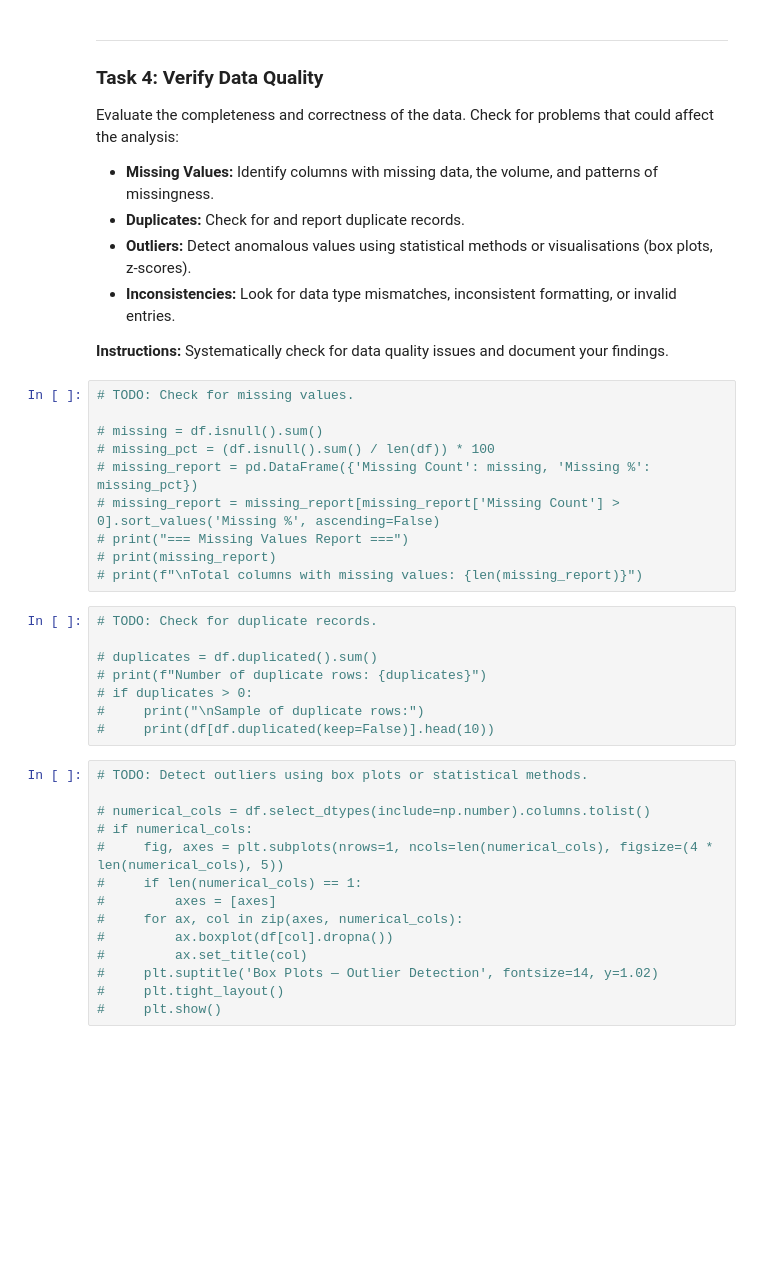
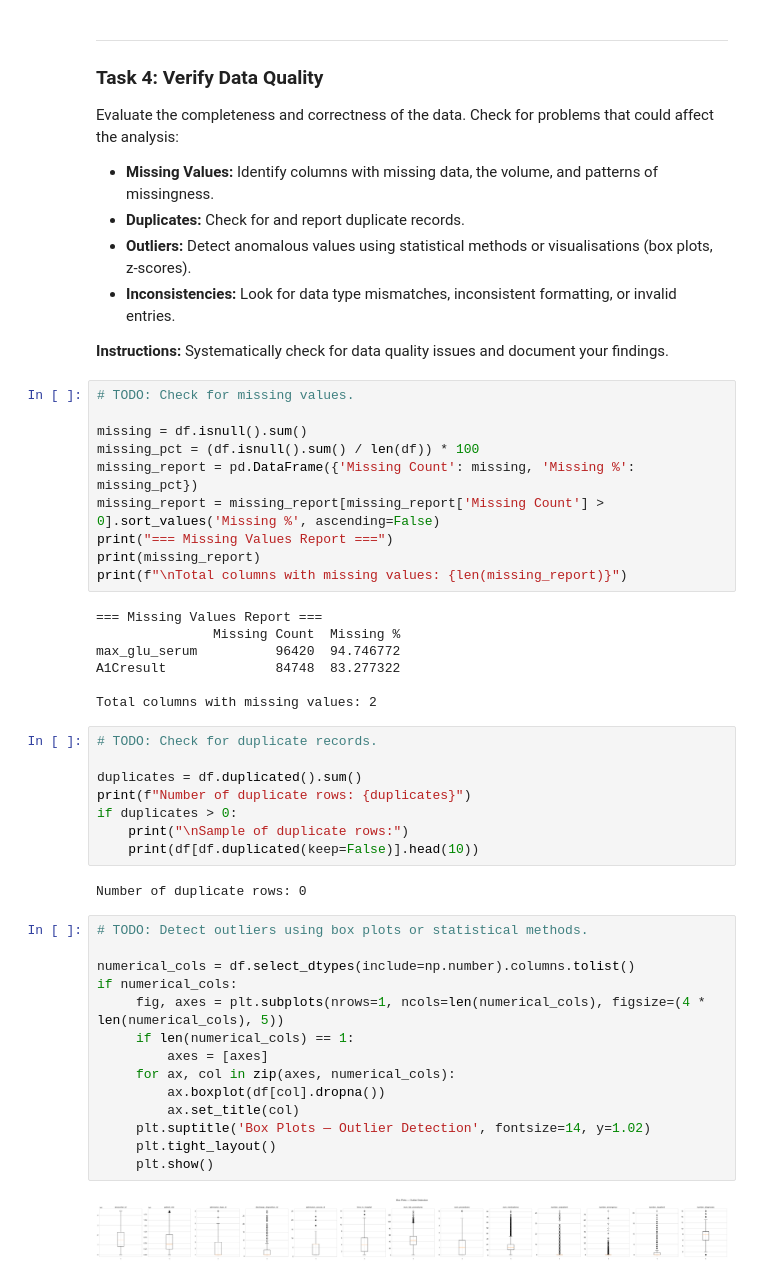
Before and after one commit to YoussefKarim2/health-ds, a Jupyter notebook: notebooks/Phase_2_Data_Understanding.ipynb, the cells around one changed output. Cells and saved outputs as stored; diff of their text form; blank space fills up the shorter version.

```diff
--- a/notebooks/Phase_2_Data_Understanding.ipynb
+++ b/notebooks/Phase_2_Data_Understanding.ipynb
@@ -213,32 +217,43 @@ Evaluate the completeness and correctness of the data. Check for problems that c
 # %%
 # TODO: Check for missing values.
 
-# missing = df.isnull().sum()
-# missing_pct = (df.isnull().sum() / len(df)) * 100
-# missing_report = pd.DataFrame({'Missing Count': missing, 'Missing %': missing_pct})
-# missing_report = missing_report[missing_report['Missing Count'] > 0].sort_values('Missing %', ascending=False)
-# print("=== Missing Values Report ===")
-# print(missing_report)
-# print(f"\nTotal columns with missing values: {len(missing_report)}")
+missing = df.isnull().sum()
+missing_pct = (df.isnull().sum() / len(df)) * 100
+missing_report = pd.DataFrame({'Missing Count': missing, 'Missing %': missing_pct})
+missing_report = missing_report[missing_report['Missing Count'] > 0].sort_values('Missing %', ascending=False)
+print("=== Missing Values Report ===")
+print(missing_report)
+print(f"\nTotal columns with missing values: {len(missing_report)}")
+# %% [output]
+=== Missing Values Report ===
+               Missing Count  Missing %
+max_glu_serum          96420  94.746772
+A1Cresult              84748  83.277322
+
+Total columns with missing values: 2
 # %%
 # TODO: Check for duplicate records.
 
-# duplicates = df.duplicated().sum()
-# print(f"Number of duplicate rows: {duplicates}")
-# if duplicates > 0:
-#     print("\nSample of duplicate rows:")
-#     print(df[df.duplicated(keep=False)].head(10))
+duplicates = df.duplicated().sum()
+print(f"Number of duplicate rows: {duplicates}")
+if duplicates > 0:
+    print("\nSample of duplicate rows:")
+    print(df[df.duplicated(keep=False)].head(10))
+# %% [output]
+Number of duplicate rows: 0
 # %%
 # TODO: Detect outliers using box plots or statistical methods.
 
-# numerical_cols = df.select_dtypes(include=np.number).columns.tolist()
-# if numerical_cols:
-#     fig, axes = plt.subplots(nrows=1, ncols=len(numerical_cols), figsize=(4 * len(numerical_cols), 5))
-#     if len(numerical_cols) == 1:
-#         axes = [axes]
-#     for ax, col in zip(axes, numerical_cols):
-#         ax.boxplot(df[col].dropna())
-#         ax.set_title(col)
-#     plt.suptitle('Box Plots — Outlier Detection', fontsize=14, y=1.02)
-#     plt.tight_layout()
-#     plt.show()
+numerical_cols = df.select_dtypes(include=np.number).columns.tolist()
+if numerical_cols:
+     fig, axes = plt.subplots(nrows=1, ncols=len(numerical_cols), figsize=(4 * len(numerical_cols), 5))
+     if len(numerical_cols) == 1:
+         axes = [axes]
+     for ax, col in zip(axes, numerical_cols):
+         ax.boxplot(df[col].dropna())
+         ax.set_title(col)
+     plt.suptitle('Box Plots — Outlier Detection', fontsize=14, y=1.02)
+     plt.tight_layout()
+     plt.show()
+# %% [output]
+[figure, added]
```
Also changed, not shown: parts of 1 cell of this notebook, 2 other files.
